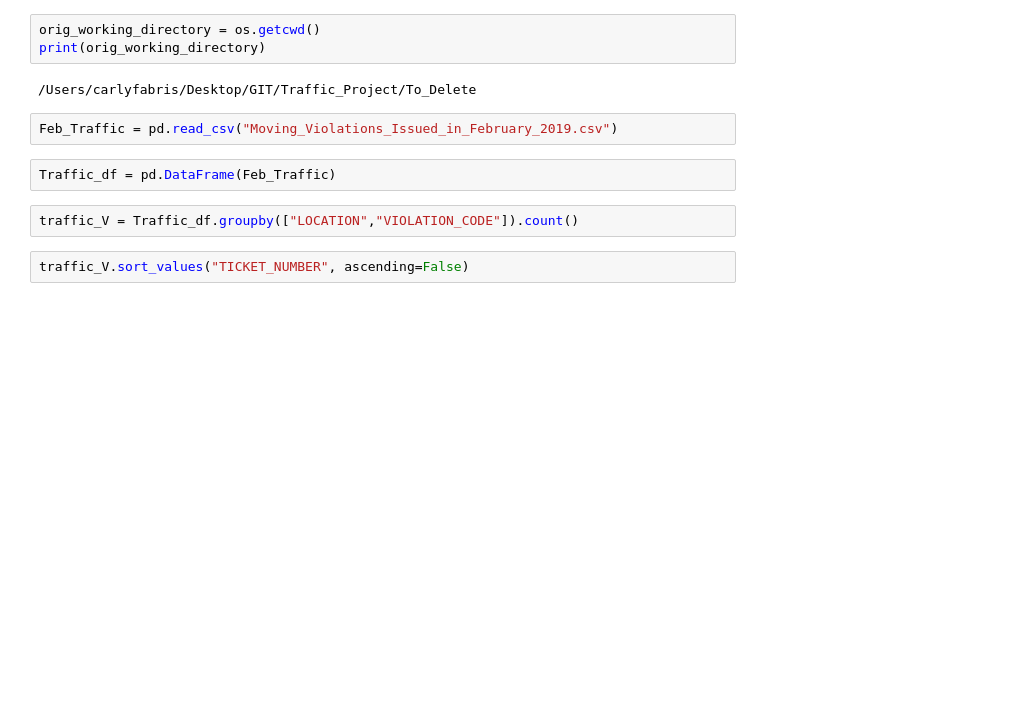
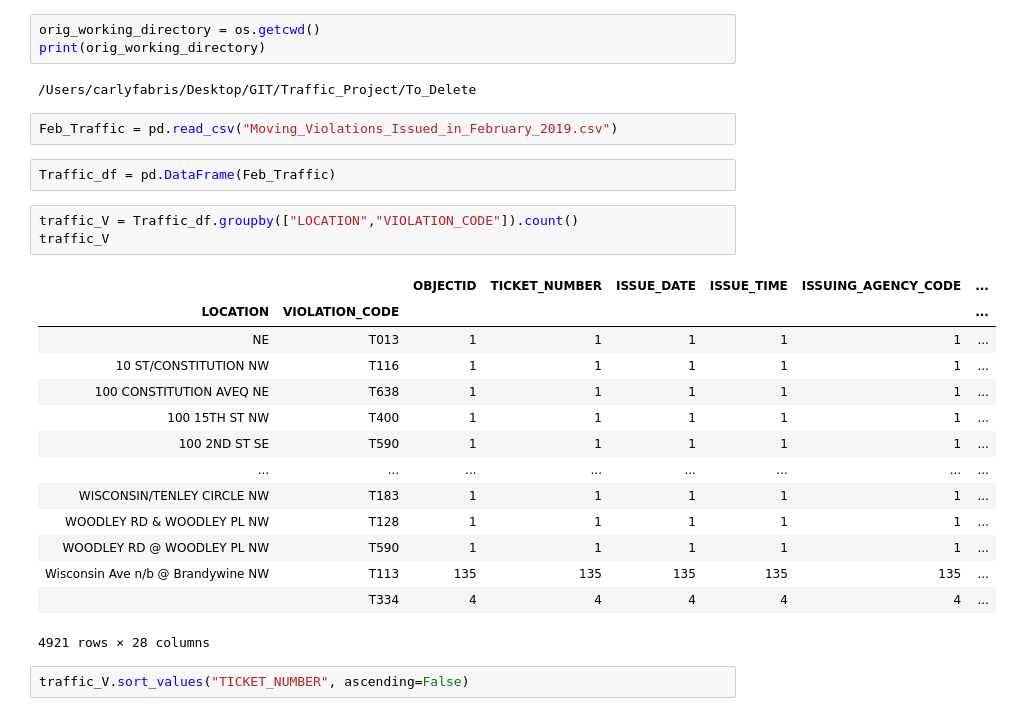
Before and after one commit to carlykelly/Traffic_Project, a Jupyter notebook: To_Delete/Whats_A_Cam.ipynb, the cells around one changed output. Saved outputs shown, nothing was run; the diff lists cells and outputs as text; blank space fills up the shorter version.

```diff
--- a/To_Delete/Whats_A_Cam.ipynb
+++ b/To_Delete/Whats_A_Cam.ipynb
@@ -13,6 +13,22 @@ Feb_Traffic = pd.read_csv("Moving_Violations_Issued_in_February_2019.csv")
 Traffic_df = pd.DataFrame(Feb_Traffic)
 # %%
 traffic_V = Traffic_df.groupby(["LOCATION","VIOLATION_CODE"]).count()
+traffic_V
+# %% [output]
+|  |  | OBJECTID | TICKET_NUMBER | ISSUE_DATE | ISSUE_TIME | ISSUING_AGENCY_CODE | ... |
+| LOCATION | VIOLATION_CODE |  |  |  |  |  | ... |
+| NE | T013 | 1 | 1 | 1 | 1 | 1 | ... |
+| 10 ST/CONSTITUTION NW | T116 | 1 | 1 | 1 | 1 | 1 | ... |
+| 100 CONSTITUTION AVEQ NE | T638 | 1 | 1 | 1 | 1 | 1 | ... |
+| 100 15TH ST NW | T400 | 1 | 1 | 1 | 1 | 1 | ... |
+| 100 2ND ST SE | T590 | 1 | 1 | 1 | 1 | 1 | ... |
+| ... | ... | ... | ... | ... | ... | ... | ... |
+| WISCONSIN/TENLEY CIRCLE NW | T183 | 1 | 1 | 1 | 1 | 1 | ... |
+| WOODLEY RD & WOODLEY PL NW | T128 | 1 | 1 | 1 | 1 | 1 | ... |
+| WOODLEY RD @ WOODLEY PL NW | T590 | 1 | 1 | 1 | 1 | 1 | ... |
+| Wisconsin Ave n/b @ Brandywine NW | T113 | 135 | 135 | 135 | 135 | 135 | ... |
+|  | T334 | 4 | 4 | 4 | 4 | 4 | ... |
+4921 rows × 28 columns
 # %%
 traffic_V.sort_values("TICKET_NUMBER", ascending=False)
 # %% [output]
```
Also changed, not shown: 9 other files.
